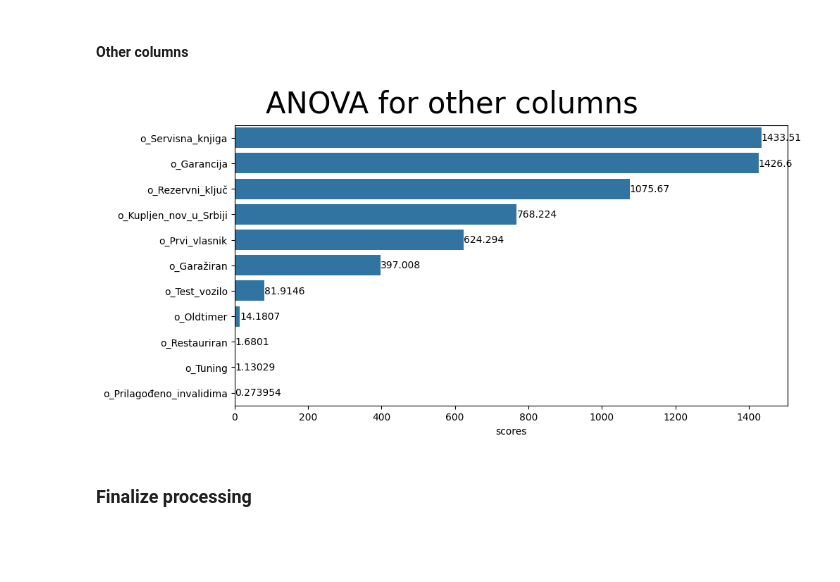
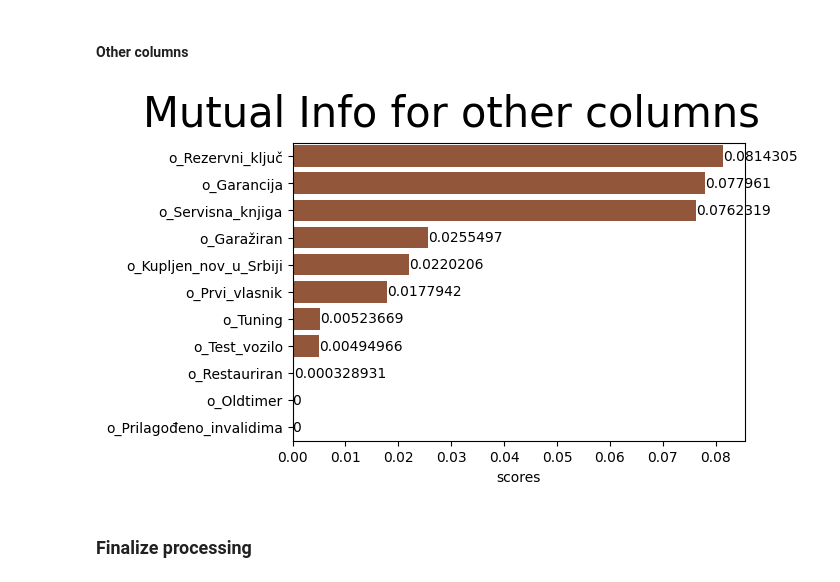
Before and after one commit to aleksa-radojicic/second_hand_car_price_prediction, a Jupyter notebook: notebooks/2_MultivariateAnalysis.ipynb, the cells around one changed output. Saved outputs shown, nothing was run; the diff lists cells and outputs as text; code cells hidden in the pictures; blank space fills up the shorter version.

```diff
--- a/notebooks/2_MultivariateAnalysis.ipynb
+++ b/notebooks/2_MultivariateAnalysis.ipynb
@@ -162,12 +177,12 @@ plt.close()
 # %%
 other_columns = [
     col for col in metadata.features_info["binary"] if col.startswith("o_")
 ]
 
-anova_scores = get_anova_importance_scores(X=df[other_columns], y=df[cfg.label_col])
-nb_utils.plot_anova_importance(anova_scores, "ANOVA for other columns", figsize=(10, 5));
+mutual_info_scores = get_mutual_info_scores(X=df[other_columns], y=df[cfg.label_col])
+nb_utils.plot_mutual_info(mutual_info_scores, "Mutual Info for other columns", figsize=(7, 4), color="sienna");
 # %% [output]
-[figure, old version]
+[figure, new version]
 # %% [markdown]
 ### Finalize processing
 # %% [markdown]
```
Also changed, not shown: parts of 8 cells of this notebook, 17 other files.
